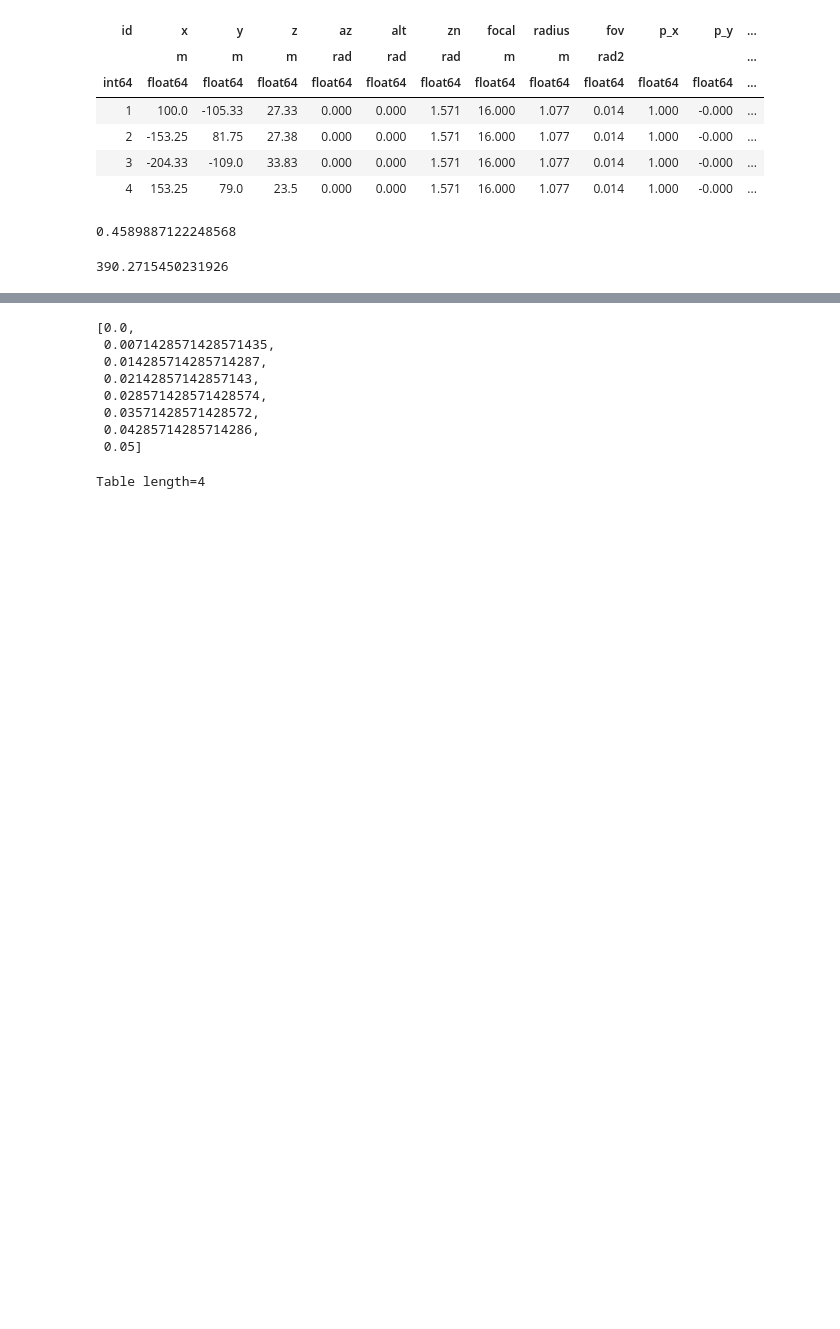
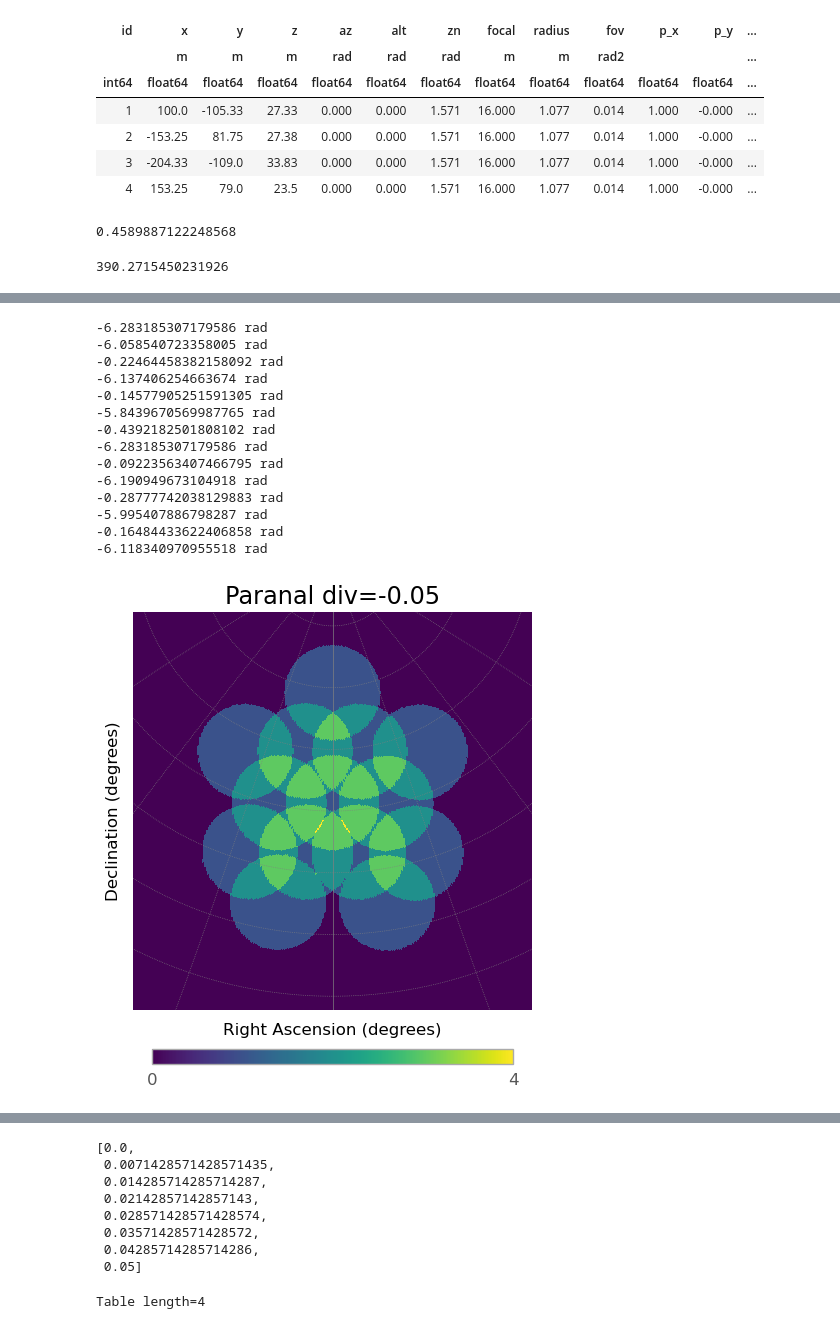
Before and after one commit to SamantaMorales/divtel, a Jupyter notebook: MST_notebook_best_configurations_1_altitude_configuration.ipynb, the cells around one changed output, grey strips where cells are left out. Drawn from its saved outputs; the diff is of its cells as text; code cells hidden in the pictures; blank space fills up the shorter version.

```diff
--- a/MST_notebook_best_configurations_1_altitude_configuration.ipynb
+++ b/MST_notebook_best_configurations_1_altitude_configuration.ipynb
@@ -432,0 +413,19 @@ full_array.multiplicity_plot()
+# %%
+full_array.divergent_pointing(-0.05, az=0,alt=70)
+full_array.multiplicity_plot()
+# %% [output]
+-6.283185307179586 rad
+-6.058540723358005 rad
+-0.22464458382158092 rad
+-6.137406254663674 rad
+-0.14577905251591305 rad
+-5.8439670569987765 rad
+-0.4392182501808102 rad
+-6.283185307179586 rad
+-0.09223563407466795 rad
+-6.190949673104918 rad
+-0.28777742038129883 rad
+-5.995407886798287 rad
+-0.16484433622406858 rad
+-6.118340970955518 rad
+[figure, added]
```
Also changed, not shown: parts of 5 cells of this notebook, 4 other files.
